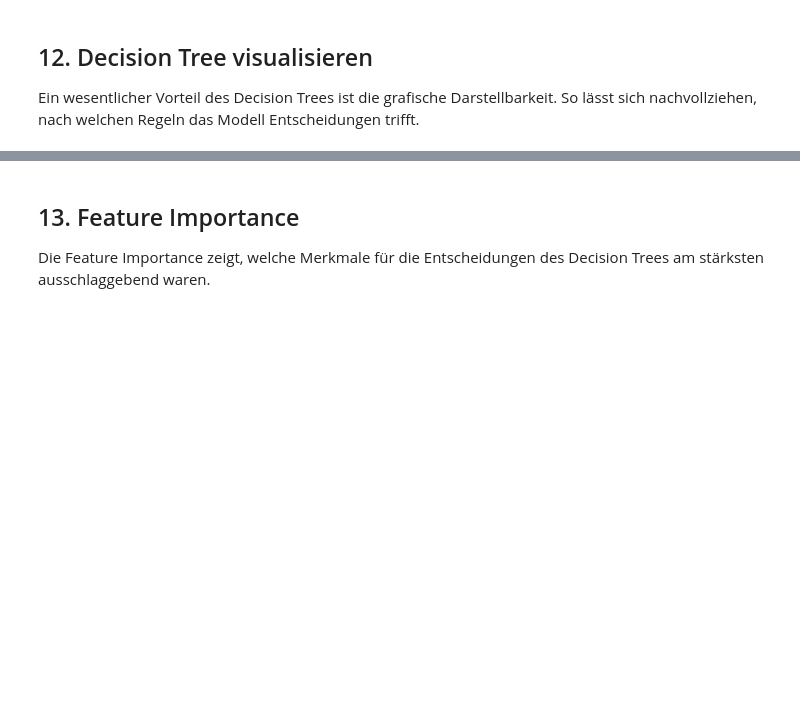
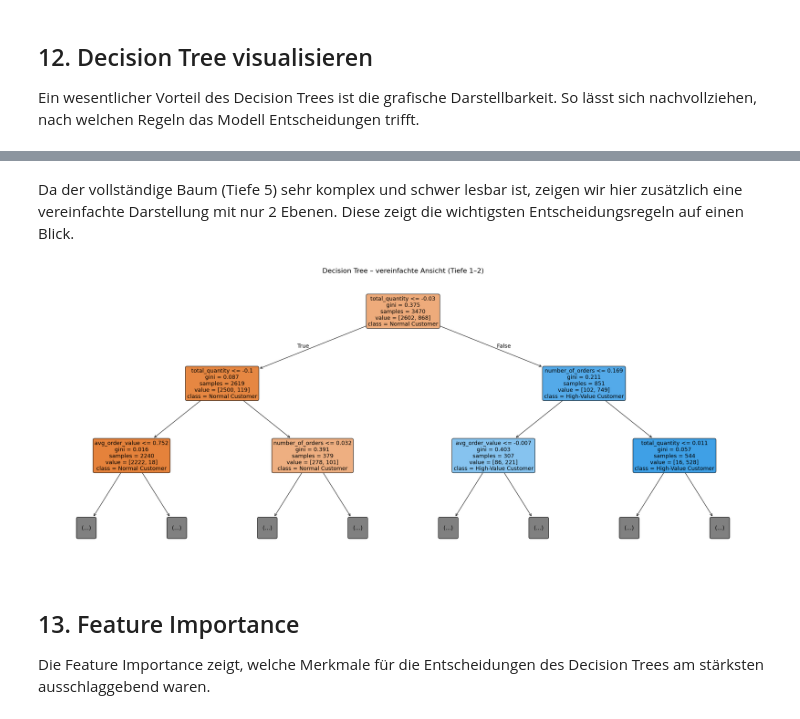
Before and after one commit to pialein11/data-sciene_group-work_online-reatail-data, a Jupyter notebook: notebooks/03_online_retail_supervised_classification.ipynb, the cells around one changed output, grey strips where cells are left out. Saved outputs shown, nothing was run; the diff lists cells and outputs as text; code cells hidden in the pictures; blank space fills up the shorter version.

Commit message:
verienfachung von diagrammen und erweiterete dokumentation

```diff
--- a/notebooks/03_online_retail_supervised_classification.ipynb
+++ b/notebooks/03_online_retail_supervised_classification.ipynb
@@ -258,3 +310,26 @@ plt.show()
+# %% [markdown]
+Da der vollständige Baum (Tiefe 5) sehr komplex und schwer lesbar ist,
+zeigen wir hier zusätzlich eine vereinfachte Darstellung mit nur 2 Ebenen.
+Diese zeigt die wichtigsten Entscheidungsregeln auf einen Blick.
+# %%
+plt.figure(figsize=(24, 10))
+
+plot_tree(
+    decision_tree,
+    feature_names=features,
+    class_names=["Normal Customer", "High-Value Customer"],
+    filled=True,
+    rounded=True,
+    max_depth=2,
+    fontsize=13
+)
+
+plt.title("Decision Tree – vereinfachte Ansicht (Tiefe 1–2)", fontsize=16)
+plt.tight_layout()
+plt.savefig("../output/03_decision_tree_visualisierung_vereinfacht.png", dpi=150, bbox_inches="tight")
+plt.show()
+# %% [output]
+[figure, added]
 # %% [markdown]
 ## 13. Feature Importance
 
```
Also changed, not shown: parts of 14 cells of this notebook, 3 other files.
